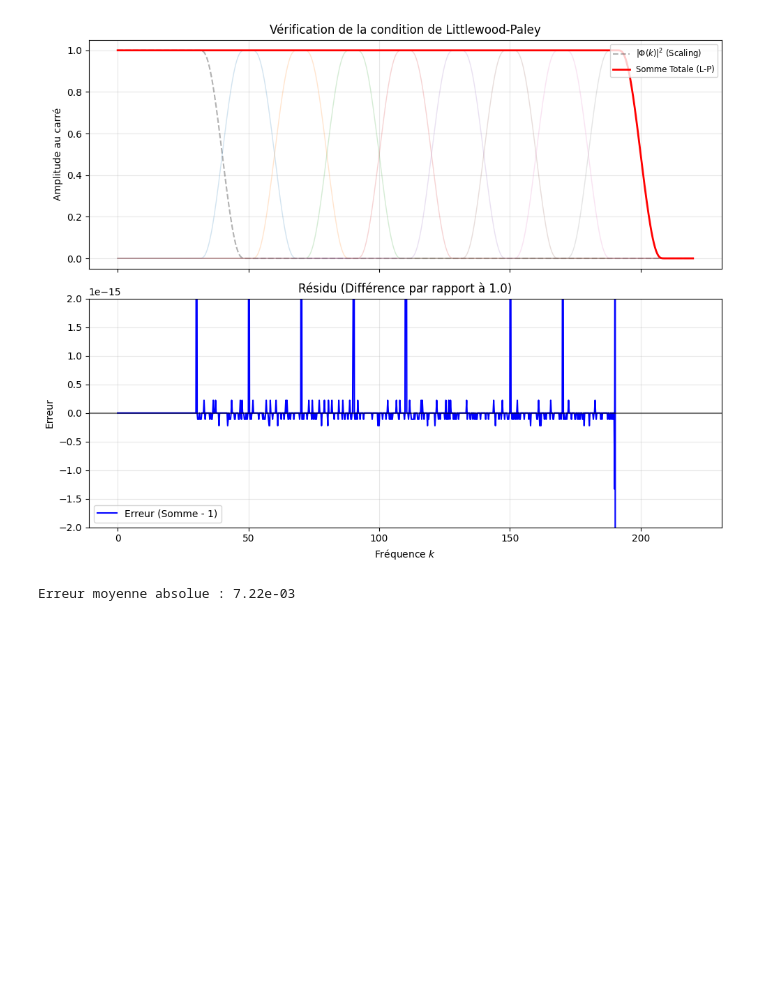
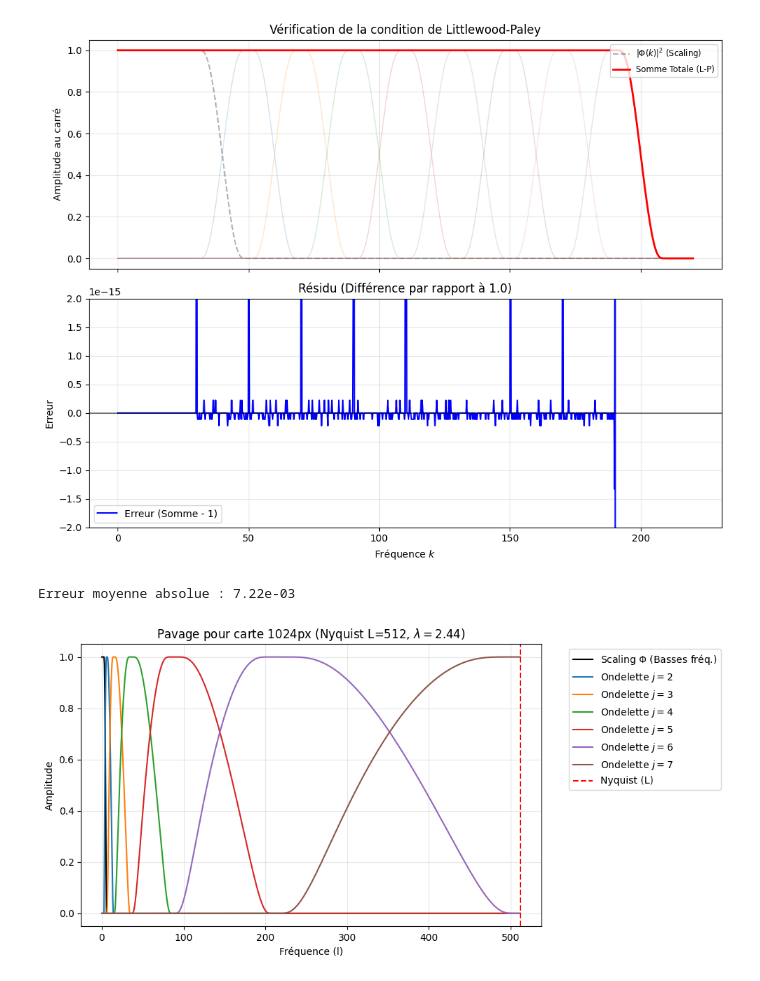
Before and after one commit to celialecat/scatt_synthesis, a Jupyter notebook: Littlewood_wavelets.ipynb, the cells around one changed output. Saved outputs shown, nothing was run; the diff lists cells and outputs as text; code cells hidden in the pictures; blank space fills up the shorter version.

Commit message:
adaptative set of wavelets

```diff
--- a/Littlewood_wavelets.ipynb
+++ b/Littlewood_wavelets.ipynb
@@ -207,3 +207,71 @@ print(f"Erreur moyenne absolue : {np.mean(np.abs(error[mask])):.2e}")
 # %% [output]
 [figure]
 Erreur moyenne absolue : 7.22e-03
+# %%
+import numpy as np
+import matplotlib.pyplot as plt
+from scipy.integrate import quad
+
+def s_function(t):
+    return np.exp(-1.0 / (1.0 - t**2)) if -1 < t < 1 else 0.0
+
+def k_lambda_function(t, lam):
+    if t <= 1.0/lam: return 1.0
+    if t >= 1.0: return 0.0
+    s_lam = lambda x: s_function((2.0 * lam / (lam - 1.0)) * (x - 1.0/lam) - 1.0)
+    num, _ = quad(lambda tp: (s_lam(tp)**2) / tp, t, 1.0)
+    den, _ = quad(lambda tp: (s_lam(tp)**2) / tp, 1.0/lam, 1.0)
+    return num / den
+
+def get_wavelet_tiling(map_res, n_bands_target=6, j0=2):
+    """
+    Crée les bandes d'ondelettes adaptées à la taille de la carte.
+    L : Limite de Nyquist (map_res / 2).
+    n_bands_target : Nombre de bandes d'ondelettes souhaitées.
+    """
+    L = map_res // 2
+
+    # On ajuste lambda pour obtenir à peu près le nombre de bandes voulu
+    # L = lam^J => lam = L^(1/J)
+    lam = L**(1.0 / (n_bands_target + j0))
+
+    # Calcul de l'échelle maximale pour atteindre L
+    J = int(np.ceil(np.log(L-1) / np.log(lam)))
+
+    k_vals = np.linspace(0.1, L, 1000)
+    scales_j = np.arange(j0, J + 1)
+
+    # Calcul des noyaux [cite: 285, 257]
+    phi_vals = np.array([np.sqrt(k_lambda_function(k / (lam**j0), lam)) for k in k_vals])
+    psi_kernels = []
+    for j in scales_j:
+        # Eq. 34 & 35 : kappa_j(l) = sqrt(k(l/lam^(j+1)) - k(l/lam^j))
+        psi_j = np.array([np.sqrt(max(k_lambda_function(k / (lam**(j+1)), lam) -
+                                     k_lambda_function(k / (lam**j), lam), 0)) for k in k_vals])
+        psi_kernels.append(psi_j)
+
+    return k_vals, phi_vals, psi_kernels, lam, J
+
+# --- Paramètres ---
+resolution_carte = 1024 # pixels
+nb_bandes_voulu = 5
+
+k, phi, psis, lam_final, J_final = get_wavelet_tiling(resolution_carte, nb_bandes_voulu)
+
+# Visualisation
+plt.figure(figsize=(10, 5))
+plt.plot(k, phi, 'k', label=r'Scaling $\Phi$ (Basses fréq.)')
+for i, psi in enumerate(psis):
+    plt.plot(k, psi, label=f'Ondelette $j={i+2}$')
+
+# Vérification Nyquist
+plt.axvline(x=resolution_carte//2, color='red', linestyle='--', label='Nyquist (L)')
+plt.title(f"Pavage pour carte {resolution_carte}px (Nyquist L={resolution_carte//2}, $\lambda={lam_final:.2f}$)")
+plt.xlabel("Fréquence (l)")
+plt.ylabel("Amplitude")
+plt.legend(bbox_to_anchor=(1.05, 1), loc='upper left')
+plt.grid(True, alpha=0.3)
+plt.tight_layout()
+plt.show()
+# %% [output]
+[figure, added]
```
